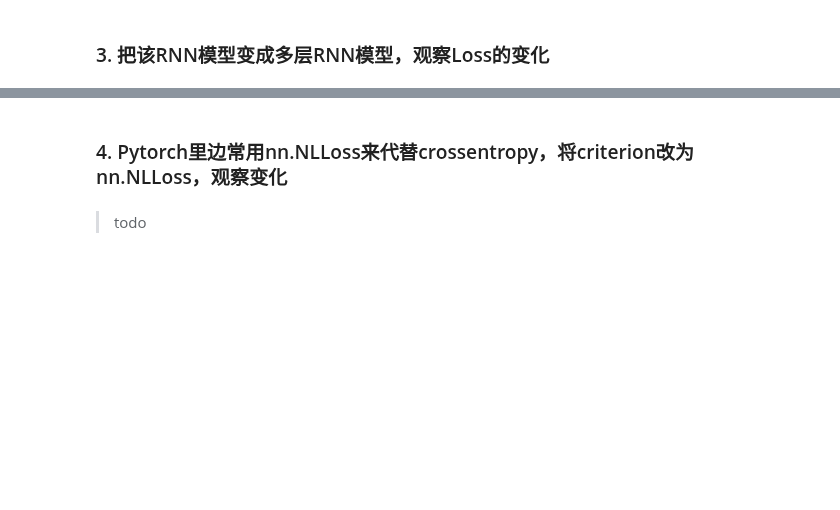
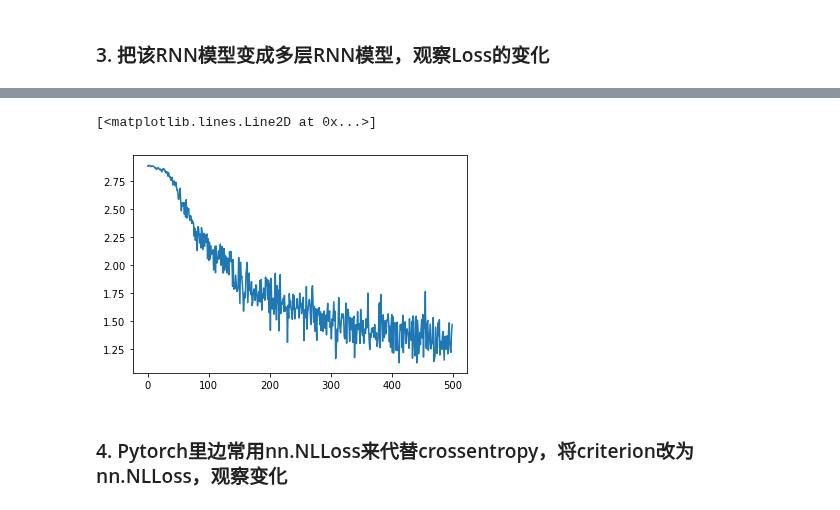
Before and after one commit to haojiefu007/MyPython, a Jupyter notebook: Nlp/assignment_7/assignment-07-rnn.ipynb, the cells around one changed output, grey strips where cells are left out. Drawn from its saved outputs; the diff is of its cells as text; code cells hidden in the pictures; blank space fills up the shorter version.

```diff
--- a/Nlp/assignment_7/assignment-07-rnn.ipynb
+++ b/Nlp/assignment_7/assignment-07-rnn.ipynb
@@ -785,0 +816,6 @@ plt.plot(rnn_gru_lost)
+# %%
+#n_letters = 57
+#n_hidden = 128
+#n_categories = 18
+rnn_l1 = RNN_MutiLayer(n_letters, n_hidden, int(n_hidden/2))
+rnn_l2 = RNN_MutiLayer(int(n_hidden/2), n_hidden, n_categories,isLayer2=True)
@@ -785,0 +848,36 @@ plt.plot(rnn_gru_lost)
+# %%
+#新的学习方法，可以使用传入的RNN对象
+def train_mutilayer(category_tensor, line_tensor, rnn_model, loss_method = nn.CrossEntropyLoss()):
+    rnn_l1 = rnn_model[0]
+    rnn_l2 = rnn_model[1]
+    hidden1 = rnn_l1.initHidden()
+    hidden2 = rnn_l2.initHidden()
+
+    #每次迭代后梯度清零
+    rnn_l1.zero_grad()
+    rnn_l2.zero_grad()
+
+    for i in range(line_tensor.size()[0]):
+        inputfix = line_tensor[i]
+        output1, hidden1 = rnn_l1(inputfix, hidden1)
+        output2, hidden2 = rnn_l2(output1, hidden2)
+
+    loss = loss_method(output2, category_tensor)
+    loss.backward()
+
+    # Add parameters' gradients to their values, multiplied by learning rate
+    for p in rnn_l1.parameters():
+        if p.grad is not None:
+            p.data.add_(-learning_rate, p.grad.data)
+
+    for p in rnn_l2.parameters():
+        if p.grad is not None:
+            p.data.add_(-learning_rate, p.grad.data)
+
+    return output2, loss.item()
+# %%
+#训练GRU
+run_mutilayer = {}
+run_mutilayer[0] = rnn_l1
+run_mutilayer[1] = rnn_l2
+rnn_mutilayer_lost = MyTraning(rnn_model = run_mutilayer, n_iters=50000,trainmethod=train_mutilayer)
@@ -786,4 +902,7 @@ plt.plot(rnn_gru_lost)
+# %%
+plt.plot(rnn_mutilayer_lost)
+# %% [output]
+[<matplotlib.lines.Line2D at 0x...>]
+[figure, added]
 # %% [markdown]
 ### 4. Pytorch里边常用nn.NLLoss来代替crossentropy，将criterion改为nn.NLLoss，观察变化
-# %% [markdown]
-> todo
```
Also changed, not shown: parts of 11 cells of this notebook.
